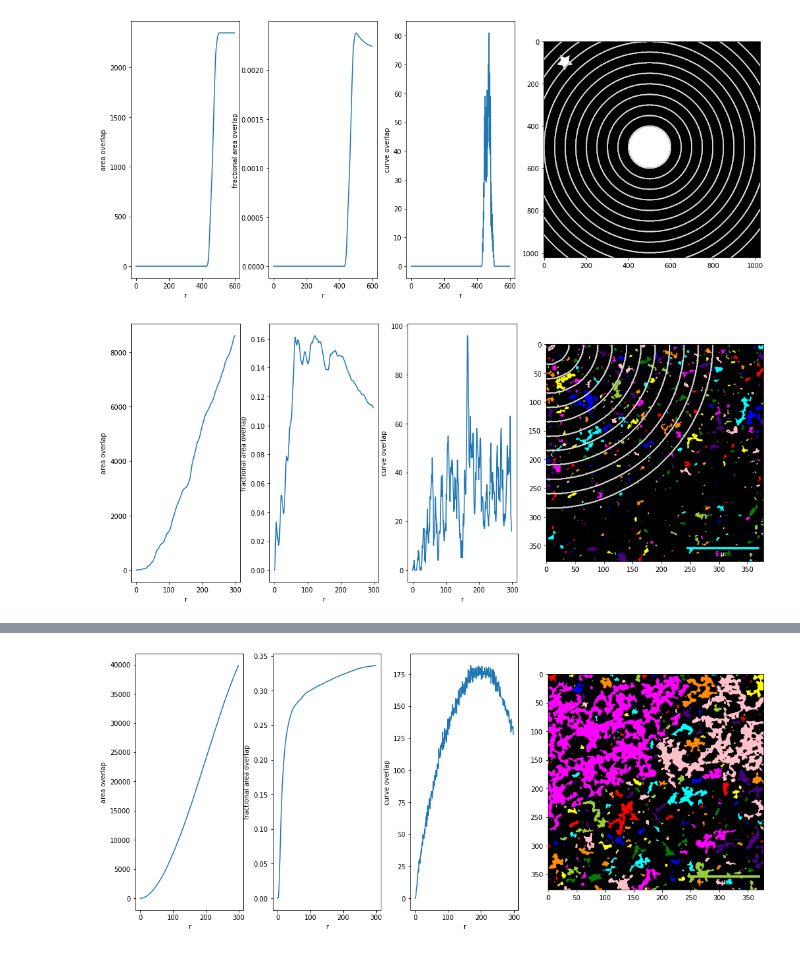
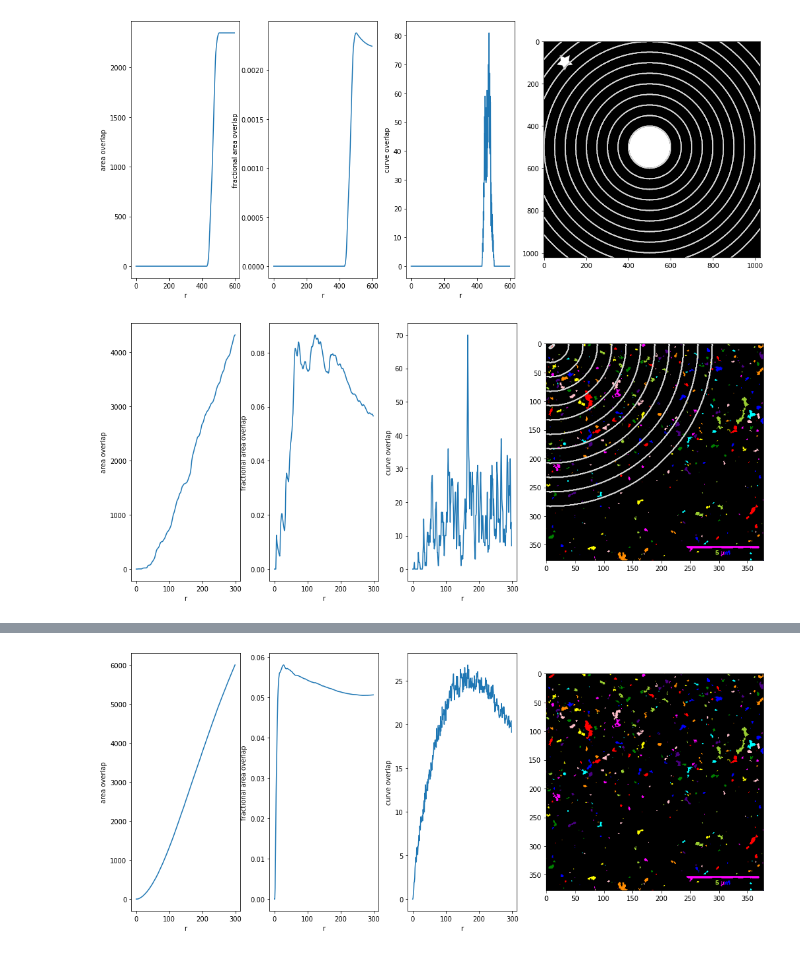
Before and after one commit to cappertherapper/Bachelorprojekt, a Jupyter notebook: visualizations/demo.ipynb, the cells around one changed output, grey strips where cells are left out. Drawn from its saved outputs; the diff is of its cells as text; code cells hidden in the pictures.

Commit message:
added edge correction

```diff
--- a/visualizations/demo.ipynb
+++ b/visualizations/demo.ipynb
@@ -69,7 +67,7 @@ plt.tight_layout()
 path = 'images/1carr-96etoh-alexa-sted-decon.tif'
 img = Image.open(path).convert("L")
 image = np.array(img)
-threshold_value = 110
+threshold_value = 130
 bw = image > threshold_value
 label_image = label(bw)
 #label_image = biasCorrect()
@@ -108,9 +106,17 @@ ax[2].set_ylabel('curve overlap')
 
 plt.show()
 # %% [output]
-[figure, old version]
+[figure, new version]
 # %%
-label_image = biasCorrect() #threshold=0.4)
+#label_image = biasCorrect() #threshold=0.4)
+
+path = 'images/1carr-96etoh-alexa-sted-decon.tif'
+img = Image.open(path).convert("L")
+image = np.array(img)
+threshold_value = 130
+bw = image > threshold_value
+label_image = label(bw)
+
 
 canvas = np.zeros((378,378))
 
@@ -159 +163 @@ To use the future default and silence this warning we advise to pass `rcond=None
-[figure, old version]
+[figure, new version]
```
Also changed, not shown: parts of 2 cells of this notebook.
